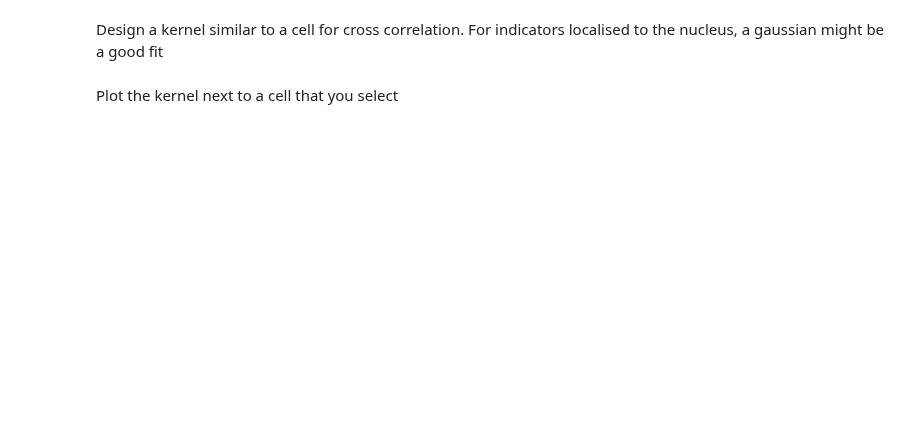
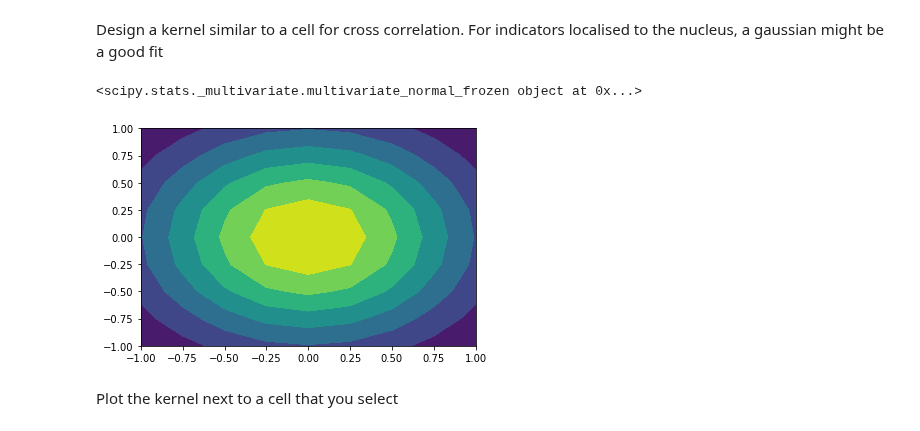
Before and after one commit to mackelab/msne-lsmlsda-2019, a Jupyter notebook: exercises/week11_imaging_analysis/Part 1 A anatomical segmentation for students.ipynb, the cells around one changed output. Cells and saved outputs as stored; diff of their text form; code cells hidden in the pictures; blank space fills up the shorter version.

```diff
--- a/exercises/week11_imaging_analysis/Part 1 A anatomical segmentation for students.ipynb
+++ b/exercises/week11_imaging_analysis/Part 1 A anatomical segmentation for students.ipynb
@@ -24,4 +32,26 @@ display_array(anatomy_normalized)
 # %% [markdown]
 Design a kernel similar to a cell for cross correlation. For indicators localised to the nucleus, a gaussian might be a good fit
+# %%
+"""from scipy.ndimage import gaussian_filter
+ones = np.ones((5,5))
+kernel = gaussian_filter(ones, sigma=1)
+"""
+from scipy.stats import multivariate_normal
+var = multivariate_normal(mean=[0,0], cov=[[1,0],[0,1]])
+# var.pdf([1,0])
+
+print(var)
+# %% [output]
+<scipy.stats._multivariate.multivariate_normal_frozen object at 0x...>
+# %%
+# x, y = np.mgrid[-1:1:.01, -1:1:.01]
+x, y = np.mgrid[-1:1.25:.25, -1:1.25:.25]
+pos = np.empty(x.shape + (2,))
+pos[:, :, 0] = x; pos[:, :, 1] = y
+rv = multivariate_normal([0, 0], [[0.5, 0], [0, 0.5]])
+plt.contourf(x, y, rv.pdf(pos))
+kernel = rv.pdf(pos)
+# %% [output]
+[figure, added]
 # %% [markdown]
 Plot the kernel next to a cell that you select
```
Also changed, not shown: parts of 6 cells of this notebook, 6 other files.
